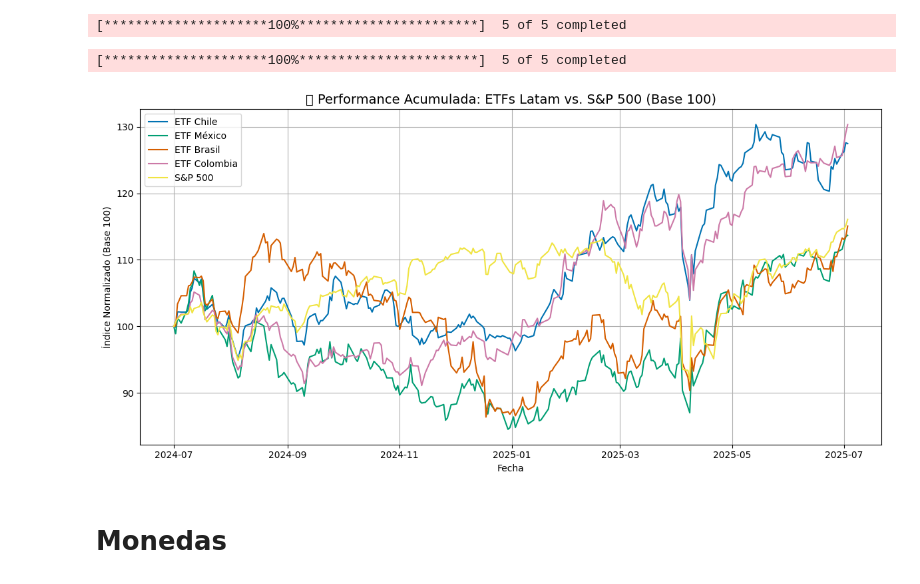
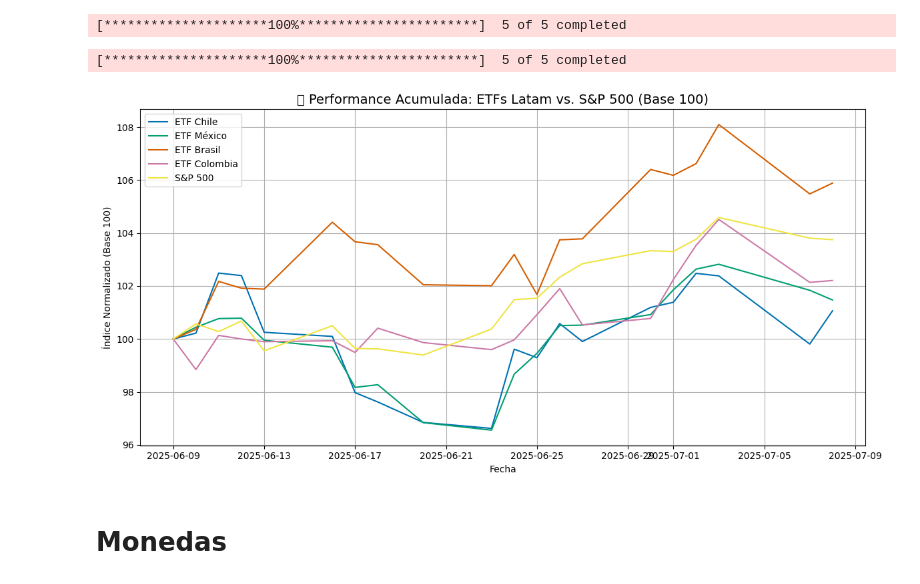
Before and after one commit to lucacamus13/update-LATAM, a Jupyter notebook: update_LATAM.ipynb, the cells around one changed output. Drawn from its saved outputs; the diff is of its cells as text; code cells hidden in the pictures.

```diff
--- a/update_LATAM.ipynb
+++ b/update_LATAM.ipynb
@@ -188,35 +418,35 @@ ticker_dict = {
     "GXG": "ETF Colombia",
     "SPY": "S&P 500"
 }
 
 # Descargar precios ajustados (último año)
-data = yf.download(list(ticker_dict.keys()), start="2024-07-01", end="2025-07-04")['Close']
+data = yf.download(list(ticker_dict.keys()), start="2025-06-07", end="2025-07-09")['Close']
 
 # Renombrar columnas para que coincidan con países
 data = data.rename(columns=ticker_dict)
 
 # Eliminar fechas sin datos en todos los ETFs
 data = data.dropna()
 
 # Normalizar precios base 100 (rendimiento acumulado)
 data_norm = data / data.iloc[0] * 100
 
 # Graficar
 plt.style.use("seaborn-v0_8-colorblind")
 plt.figure(figsize=(12,6))
 for col in data_norm.columns:
     plt.plot(data_norm.index, data_norm[col], label=col)
 
 plt.title('📈 Performance Acumulada: ETFs Latam vs. S&P 500 (Base 100)', fontsize=14)
 plt.ylabel('Índice Normalizado (Base 100)')
 plt.xlabel('Fecha')
 plt.legend()
 plt.grid(True)
 plt.tight_layout()
 plt.show()
 # %% [output]
 [*********************100%***********************]  5 of 5 completed
-[figure, old version]
+[figure, new version]
 # %% [markdown]
 # Monedas
 # %%
```
Also changed, not shown: parts of 18 cells of this notebook.
